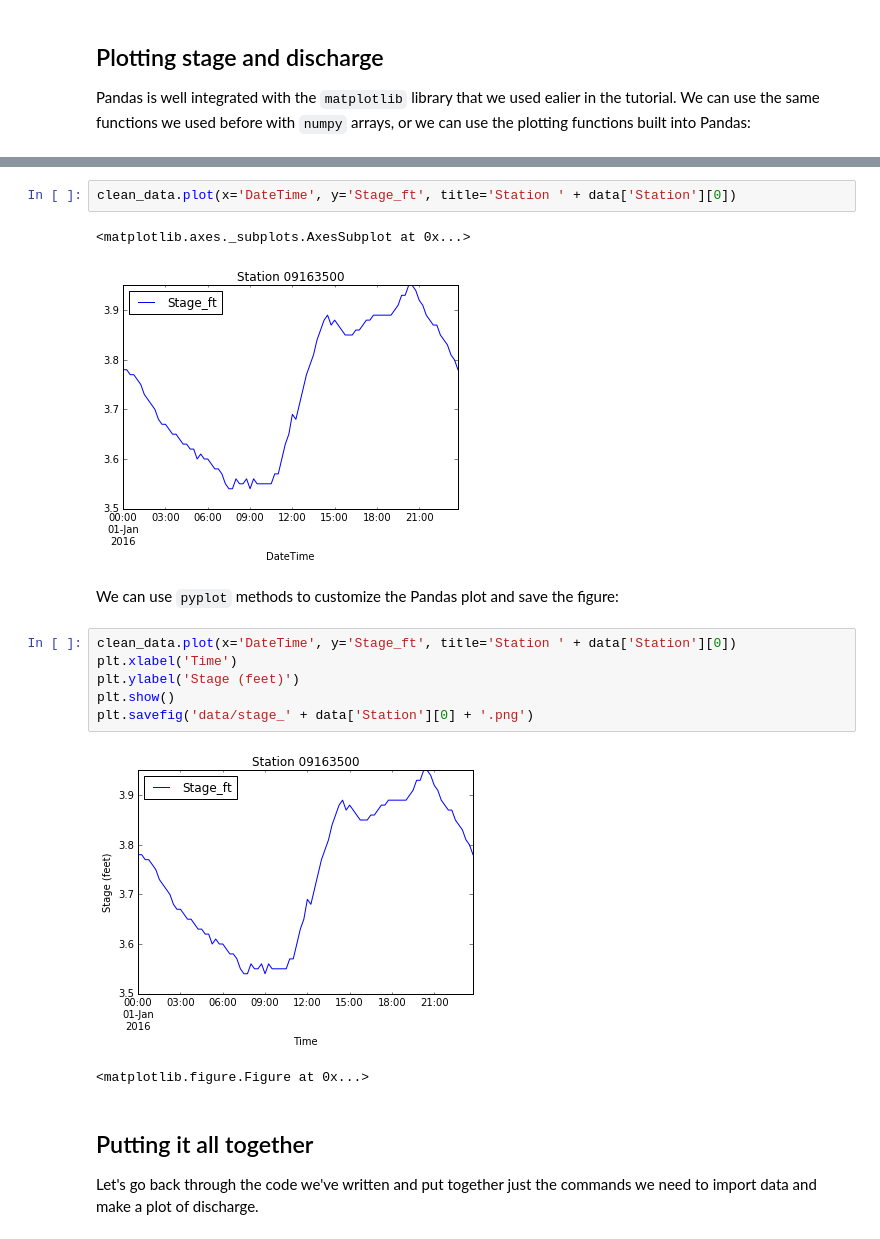
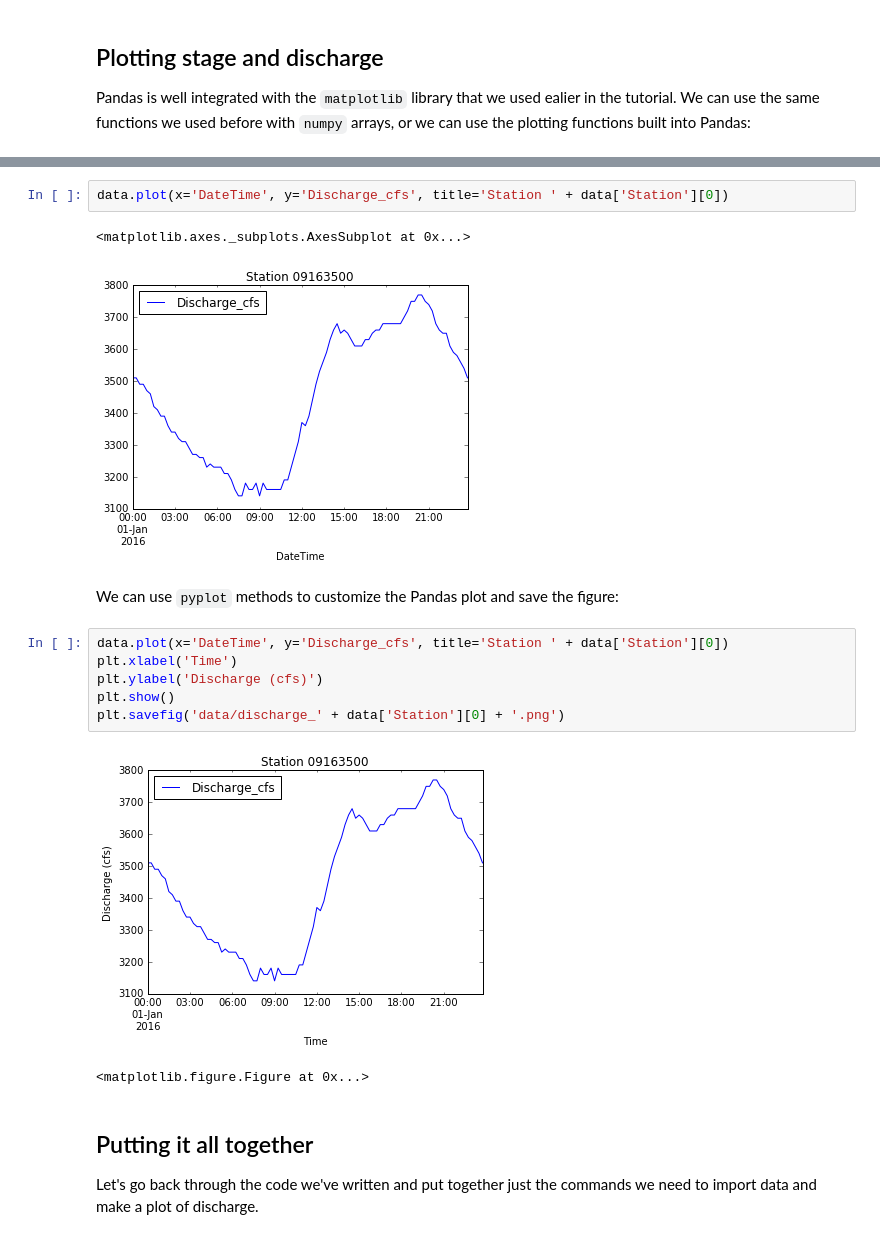
Before and after one commit to mperignon/2016-02-04-Flagstaff, a Jupyter notebook: lessons/python/02-pandas.ipynb, the cells around one changed output, grey strips where cells are left out. Saved outputs shown, nothing was run; the diff lists cells and outputs as text.

```diff
--- a/lessons/python/02-pandas.ipynb
+++ b/lessons/python/02-pandas.ipynb
@@ -248,20 +239,20 @@ plt.title('Station ' + data['Station'][0])
 <matplotlib.text.Text at 0x...>
 [figure]
 # %%
-clean_data.plot(x='DateTime', y='Stage_ft', title='Station ' + data['Station'][0])
+data.plot(x='DateTime', y='Discharge_cfs', title='Station ' + data['Station'][0])
 # %% [output]
 <matplotlib.axes._subplots.AxesSubplot at 0x...>
-[figure, old version]
+[figure, new version]
 # %% [markdown]
 We can use `pyplot` methods to customize the Pandas plot and save the figure:
 # %%
-clean_data.plot(x='DateTime', y='Stage_ft', title='Station ' + data['Station'][0])
+data.plot(x='DateTime', y='Discharge_cfs', title='Station ' + data['Station'][0])
 plt.xlabel('Time')
-plt.ylabel('Stage (feet)')
+plt.ylabel('Discharge (cfs)')
 plt.show()
-plt.savefig('data/stage_' + data['Station'][0] + '.png')
+plt.savefig('data/discharge_' + data['Station'][0] + '.png')
 # %% [output]
-[figure, old version]
+[figure, new version]
 <matplotlib.figure.Figure at 0x...>
 # %% [markdown]
 ## Putting it all together
```
Also changed, not shown: parts of 5 cells of this notebook, 36 other files.
